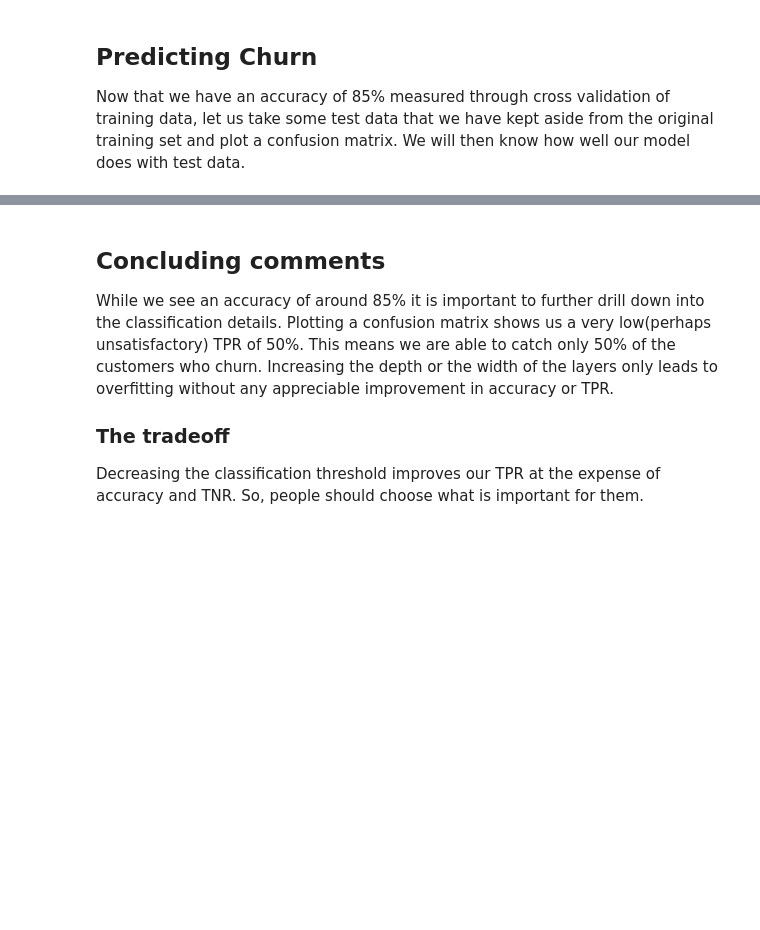
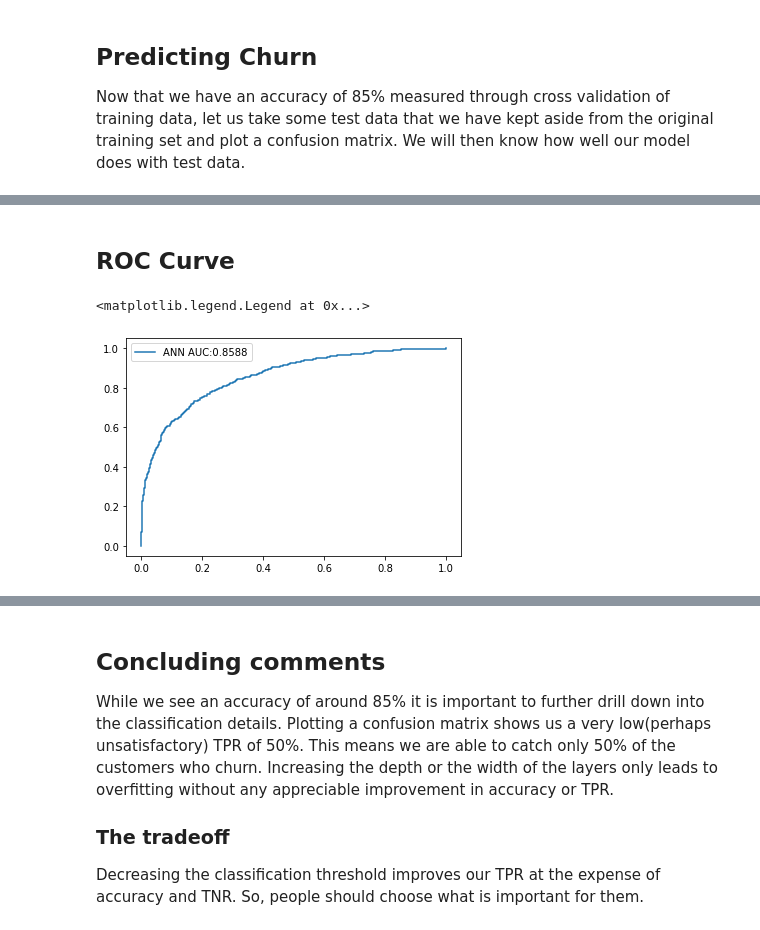
Before and after one commit to progmatix21/ML_ChurnPred_gh, a Jupyter notebook: churn_ann.ipynb, the cells around one changed output, grey strips where cells are left out. Cells and saved outputs as stored; diff of their text form; code cells hidden in the pictures; blank space fills up the shorter version.

```diff
--- a/churn_ann.ipynb
+++ b/churn_ann.ipynb
@@ -257,0 +266,17 @@ Accuracy score:  0.8521212121212122
+# %% [markdown]
+## ROC Curve
+# %%
+from sklearn.metrics import roc_curve,auc
+
+pred_probs = model.predict(X_test_es) #Prediction probabilities of positive case. Since this is not a binary classifier
+# we get just one column of probabilities. For a classifier we would use .predict_proba()
+
+fpr,tpr,_ = roc_curve(y_test,pred_probs)
+# roc_curve -- the second argument is prediction probability of positive case or churn.
+roc_auc = auc(fpr,tpr)
+label_str = "ANN AUC:%.4f" %  (roc_auc)
+plt.plot(fpr,tpr, label=label_str)
+plt.legend(loc = 'best')
+# %% [output]
+<matplotlib.legend.Legend at 0x...>
+[figure, added]
```
Also changed, not shown: parts of 8 cells of this notebook, 3 other files.
